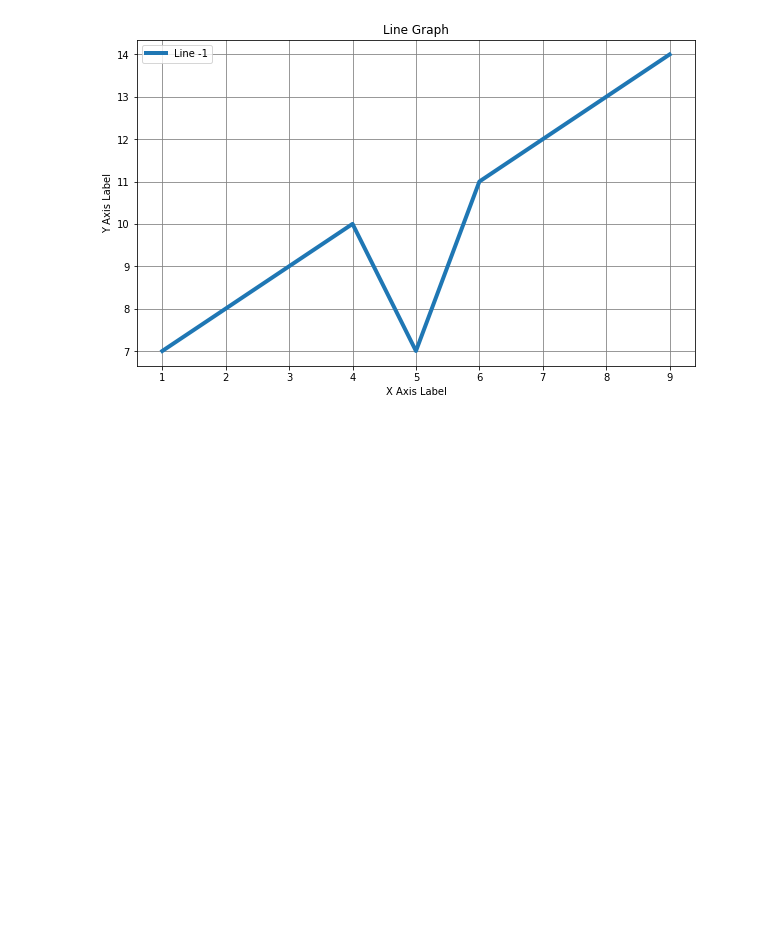
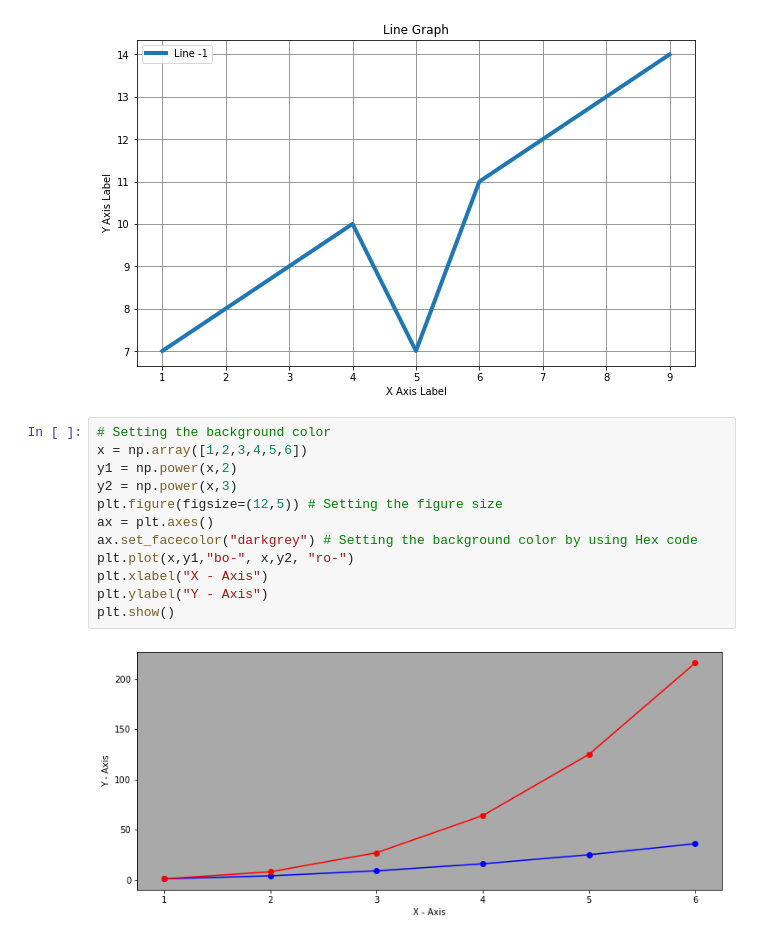
Before and after one commit to uannabi/MatPlotLibGraph, a Jupyter notebook: LineGraph.ipynb, the cells around one changed output. Saved outputs shown, nothing was run; the diff lists cells and outputs as text; blank space fills up the shorter version.

Commit message:
2 column graph

```diff
--- a/LineGraph.ipynb
+++ b/LineGraph.ipynb
@@ -212,3 +212,17 @@ plt.legend()
 plt.grid(b=True , linestyle = '-' , which = 'major' , color = 'grey') # Grid Lines plt.show()
 # %% [output]
 [figure]
+# %%
+# Setting the background color
+x = np.array([1,2,3,4,5,6])
+y1 = np.power(x,2)
+y2 = np.power(x,3)
+plt.figure(figsize=(12,5)) # Setting the figure size
+ax = plt.axes()
+ax.set_facecolor("darkgrey") # Setting the background color by using Hex code
+plt.plot(x,y1,"bo-", x,y2, "ro-")
+plt.xlabel("X - Axis")
+plt.ylabel("Y - Axis")
+plt.show()
+# %% [output]
+[figure, added]
```
Also changed, not shown: parts of 1 cell of this notebook.
